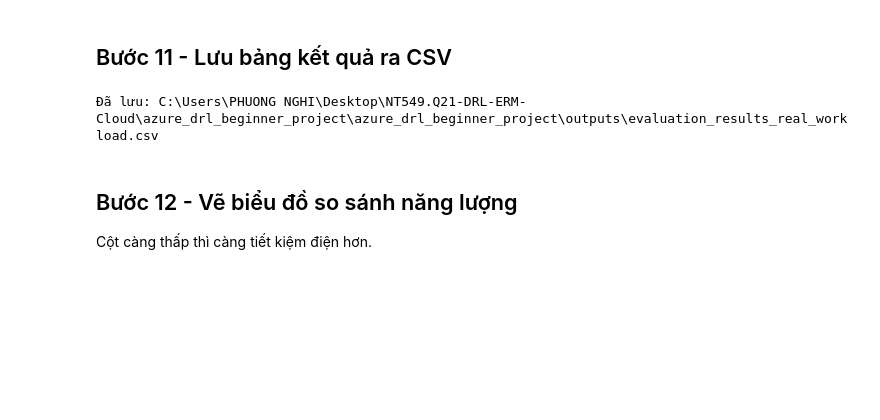
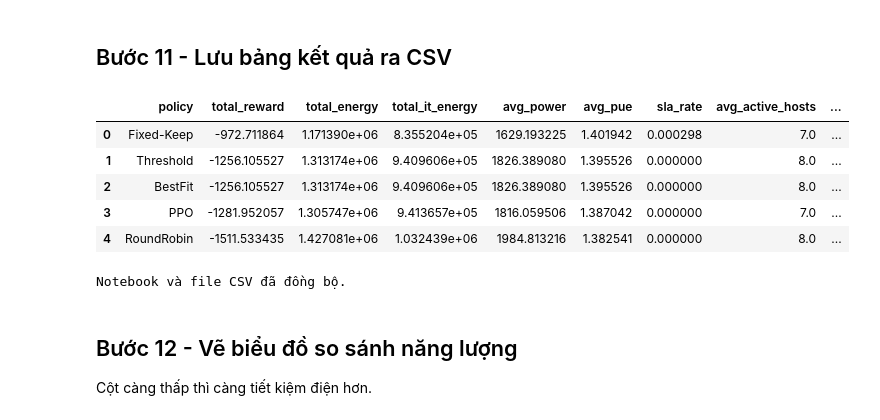
Before and after one commit to dnminhchau/NT549.Q21-DRL-ERM-Cloud, a Jupyter notebook: azure_drl_beginner_project/azure_drl_beginner_project/notebooks/02_train_evaluate_ppo.ipynb, the cells around one changed output. Drawn from its saved outputs; the diff is of its cells as text; code cells hidden in the pictures; blank space fills up the shorter version.

```diff
--- a/azure_drl_beginner_project/azure_drl_beginner_project/notebooks/02_train_evaluate_ppo.ipynb
+++ b/azure_drl_beginner_project/azure_drl_beginner_project/notebooks/02_train_evaluate_ppo.ipynb
@@ -352,12 +439,20 @@ results_df
 
 ## Bước 11 - Lưu bảng kết quả ra CSV
 # %%
+if not RESULT_CSV.exists():
+    raise FileNotFoundError(f"Không thấy file kết quả: {RESULT_CSV}")
 
-RESULT_CSV.parent.mkdir(parents=True, exist_ok=True)
-results_df.to_csv(RESULT_CSV, index=False)
-print("Đã lưu:", RESULT_CSV)
+results_check = pd.read_csv(RESULT_CSV)
+display(results_check)
+print("Notebook và file CSV đã đồng bộ.")
 # %% [output]
+|  | policy | total_reward | total_energy | total_it_energy | avg_power | avg_pue | sla_rate | avg_active_hosts | ... |
+| 0 | Fixed-Keep | -972.711864 | 1.171390e+06 | 8.355204e+05 | 1629.193225 | 1.401942 | 0.000298 | 7.0 | ... |
+| 1 | Threshold | -1256.105527 | 1.313174e+06 | 9.409606e+05 | 1826.389080 | 1.395526 | 0.000000 | 8.0 | ... |
+| 2 | BestFit | -1256.105527 | 1.313174e+06 | 9.409606e+05 | 1826.389080 | 1.395526 | 0.000000 | 8.0 | ... |
+| 3 | PPO | -1281.952057 | 1.305747e+06 | 9.413657e+05 | 1816.059506 | 1.387042 | 0.000000 | 7.0 | ... |
+| 4 | RoundRobin | -1511.533435 | 1.427081e+06 | 1.032439e+06 | 1984.813216 | 1.382541 | 0.000000 | 8.0 | ... |
-Đã lưu: C:\Users\PHUONG NGHI\Desktop\NT549.Q21-DRL-ERM-Cloud\azure_drl_beginner_project\azure_drl_beginner_project\outputs\evaluation_results_real_workload.csv
+Notebook và file CSV đã đồng bộ.
 # %% [markdown]
 
 ## Bước 12 - Vẽ biểu đồ so sánh năng lượng
```
Also changed, not shown: parts of 13 cells of this notebook, 37 other files.
